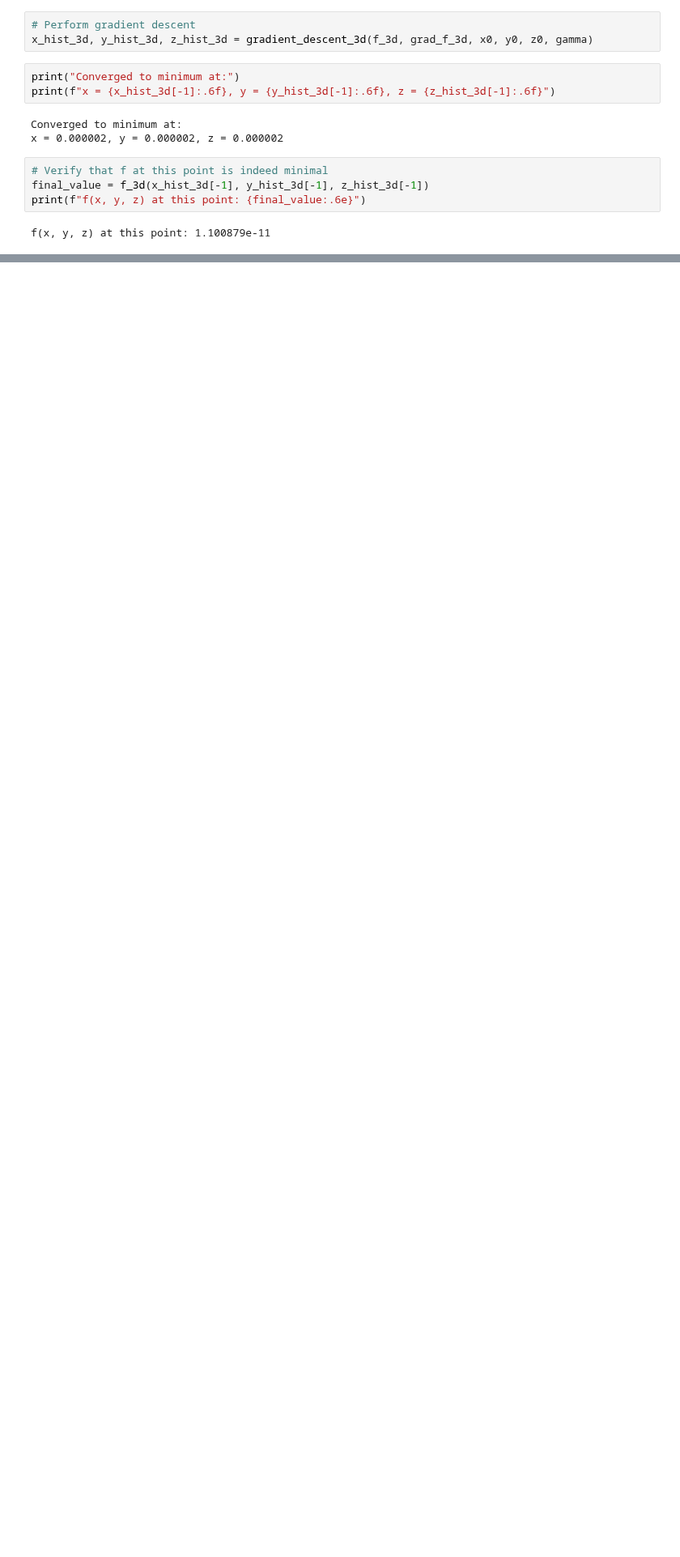
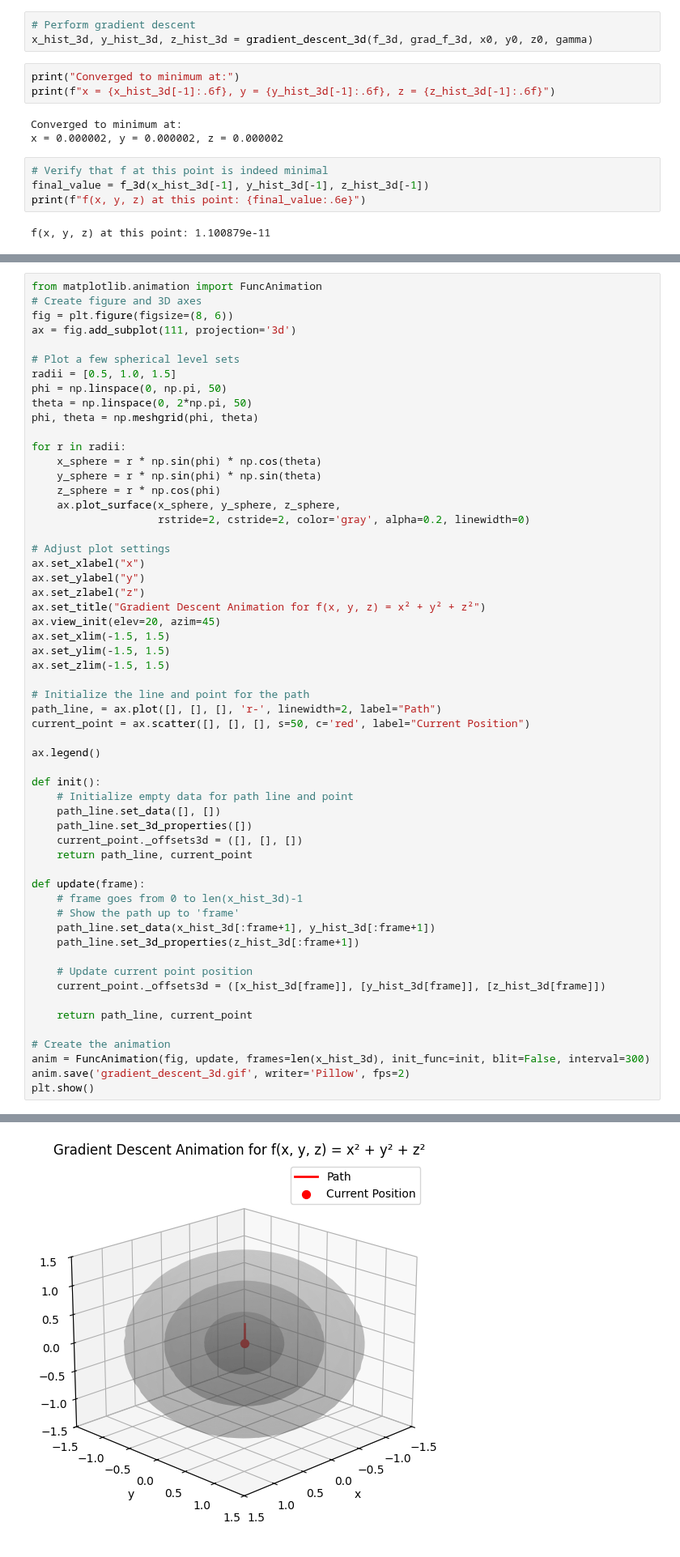
Before and after one commit to HackXIt/MAI-NUM-course, a Jupyter notebook: b-exercise5/b_exercise5.ipynb, the cells around one changed output, grey strips where cells are left out. Shown at 81% size. Cells and saved outputs as stored; diff of their text form; blank space fills up the shorter version.

```diff
--- a/b-exercise5/b_exercise5.ipynb
+++ b/b-exercise5/b_exercise5.ipynb
@@ -169,0 +269,58 @@ plt.show()
+# %%
+from matplotlib.animation import FuncAnimation
+# Create figure and 3D axes
+fig = plt.figure(figsize=(8, 6))
+ax = fig.add_subplot(111, projection='3d')
+
+# Plot a few spherical level sets
+radii = [0.5, 1.0, 1.5]
+phi = np.linspace(0, np.pi, 50)
+theta = np.linspace(0, 2*np.pi, 50)
+phi, theta = np.meshgrid(phi, theta)
+
+for r in radii:
+    x_sphere = r * np.sin(phi) * np.cos(theta)
+    y_sphere = r * np.sin(phi) * np.sin(theta)
+    z_sphere = r * np.cos(phi)
+    ax.plot_surface(x_sphere, y_sphere, z_sphere,
+                    rstride=2, cstride=2, color='gray', alpha=0.2, linewidth=0)
+
+# Adjust plot settings
+ax.set_xlabel("x")
+ax.set_ylabel("y")
+ax.set_zlabel("z")
+ax.set_title("Gradient Descent Animation for f(x, y, z) = x² + y² + z²")
+ax.view_init(elev=20, azim=45)
+ax.set_xlim(-1.5, 1.5)
+ax.set_ylim(-1.5, 1.5)
+ax.set_zlim(-1.5, 1.5)
+
+# Initialize the line and point for the path
+path_line, = ax.plot([], [], [], 'r-', linewidth=2, label="Path")
+current_point = ax.scatter([], [], [], s=50, c='red', label="Current Position")
+
+ax.legend()
+
+def init():
+    # Initialize empty data for path line and point
+    path_line.set_data([], [])
+    path_line.set_3d_properties([])
+    current_point._offsets3d = ([], [], [])
+    return path_line, current_point
+
+def update(frame):
+    # frame goes from 0 to len(x_hist_3d)-1
+    # Show the path up to 'frame'
+    path_line.set_data(x_hist_3d[:frame+1], y_hist_3d[:frame+1])
+    path_line.set_3d_properties(z_hist_3d[:frame+1])
+
+    # Update current point position
+    current_point._offsets3d = ([x_hist_3d[frame]], [y_hist_3d[frame]], [z_hist_3d[frame]])
+
+    return path_line, current_point
+
+# Create the animation
+anim = FuncAnimation(fig, update, frames=len(x_hist_3d), init_func=init, blit=False, interval=300)
+anim.save('gradient_descent_3d.gif', writer='Pillow', fps=2)
+plt.show()
+# %% [output]
@@ -169,0 +328 @@ plt.show()
+[figure, added]
```
Also changed, not shown: parts of 6 cells of this notebook, 4 other files.
